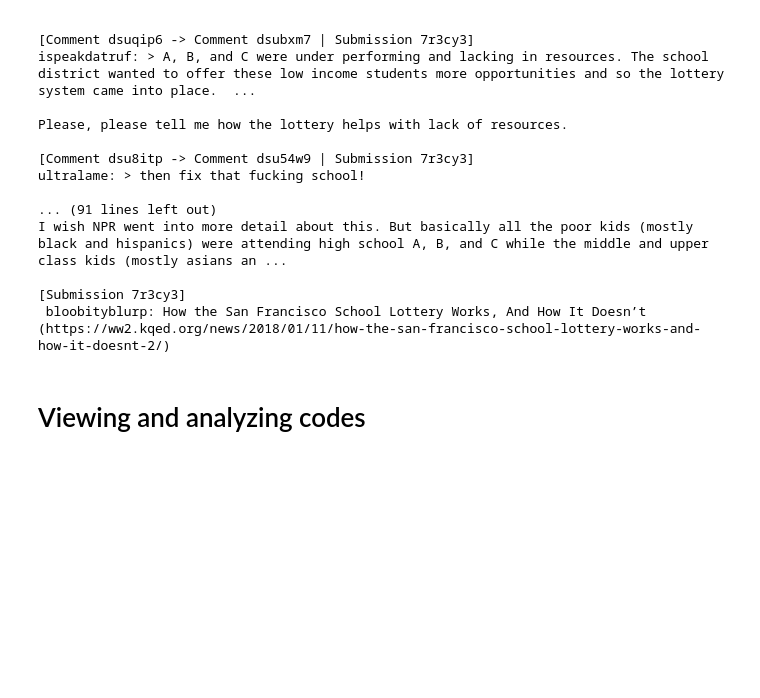
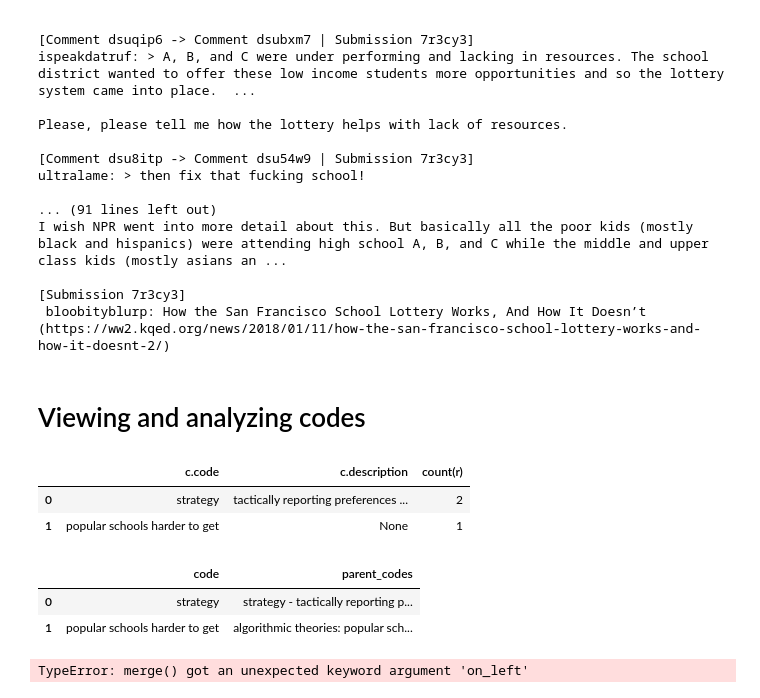
Before and after one commit to srobert4/290t-project, a Jupyter notebook: Example notebook.ipynb, the cells around one changed output. Saved outputs shown, nothing was run; the diff lists cells and outputs as text; code cells hidden in the pictures; blank space fills up the shorter version.

Commit message:
query code counts

```diff
--- a/Example notebook.ipynb
+++ b/Example notebook.ipynb
@@ -141,3 +141,13 @@ I wish NPR went into more detail about this. But basically all the poor kids (mo
  bloobityblurp: How the San Francisco School Lottery Works, And How It Doesn’t (https://ww2.kqed.org/news/2018/01/11/how-the-san-francisco-school-lottery-works-and-how-it-doesnt-2/)
 # %% [markdown]
 # Viewing and analyzing codes
+# %%
+cv = Code_Viewer(graph)
+# %%
+codes = cv.get_code_table()
+# %%
+codes
+# %% [output]
+|  | c.code | c.description | count(r) |
+| 0 | strategy | tactically reporting preferences ... | 2 |
+| 1 | popular schools harder to get | None | 1 |
@@ -143,0 +156,10 @@ I wish NPR went into more detail about this. But basically all the poor kids (mo
+# %%
+code_hier
+# %% [output]
+|  | code | parent_codes |
+| 0 | strategy | strategy - tactically reporting p... |
+| 1 | popular schools harder to get | algorithmic theories: popular sch... |
+# %%
+code_hier.merge(codes[['c.code', 'count(r)']], on = "code")
+# %% [output]
+TypeError: merge() got an unexpected keyword argument 'on_left'
```
Also changed, not shown: parts of 2 cells of this notebook, 1 other file.
